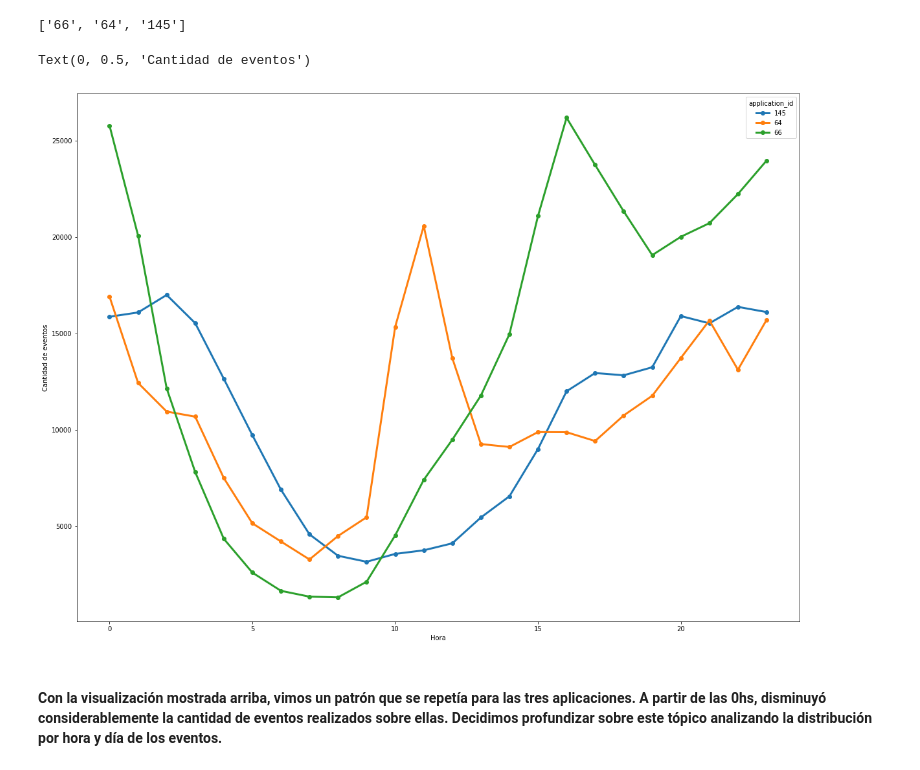
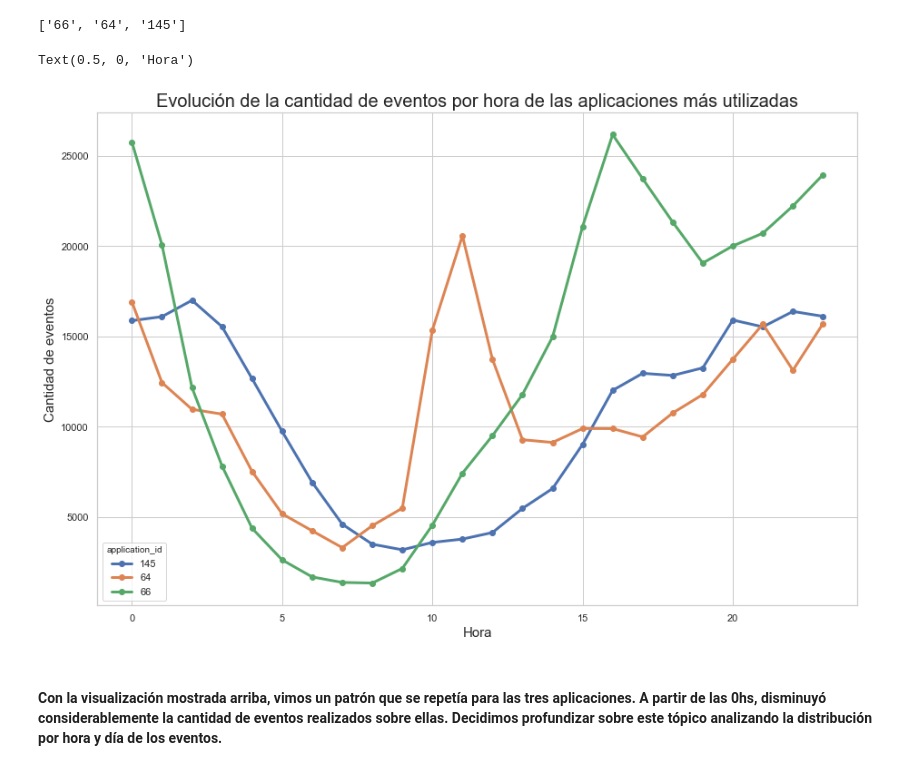
Before and after one commit to AlejandroKler/Datanesa, a Jupyter notebook: EvolucionEventosPorHora.ipynb, the cells around one changed output. Cells and saved outputs as stored; diff of their text form; code cells hidden in the pictures.

```diff
--- a/EvolucionEventosPorHora.ipynb
+++ b/EvolucionEventosPorHora.ipynb
@@ -1 +1,13 @@
+# %%
+import pandas as pd
+import numpy as np
+
+import matplotlib.pyplot as plt
+import seaborn as sns
+%matplotlib inline
+
+plt.style.use('default')
+plt.rcParams['figure.figsize'] = (13, 10)
+
+sns.set(style="whitegrid")
 # %%
@@ -32,11 +41,13 @@ eventos_por_hora['Hora'] = eventos_por_hora['date'].dt.hour
 eventos_por_hora['cant_eventos'] = 1
 agrup_eventos_por_hora = eventos_por_hora.groupby(['Hora','application_id']).agg({'cant_eventos': 'count'})
 # %%
-plot = agrup_eventos_por_hora.unstack().cant_eventos.plot(figsize = (20,15), linewidth = 3, style='-o')
-plot.set_ylabel('Cantidad de eventos')
+plot = agrup_eventos_por_hora.unstack().cant_eventos.plot(figsize = (15,10), linewidth = 3, style='-o')
+plot.set_title('Evolución de la cantidad de eventos por hora de las aplicaciones más utilizadas', fontsize = 20)
+plot.set_ylabel('Cantidad de eventos', fontsize = 15)
+plot.set_xlabel('Hora', fontsize = 15)
 # %% [output]
-Text(0, 0.5, 'Cantidad de eventos')
+Text(0.5, 0, 'Hora')
-[figure, old version]
+[figure, new version]
 # %% [markdown]
 #### Con la visualización mostrada arriba, vimos un patrón que se repetía para las tres aplicaciones. A partir de las 0hs, disminuyó considerablemente la cantidad de eventos realizados sobre ellas. Decidimos profundizar sobre este tópico analizando la distribución por hora y día de los eventos.
 # %% [markdown]
```
Also changed, not shown: parts of 7 cells of this notebook, 7 other files.
